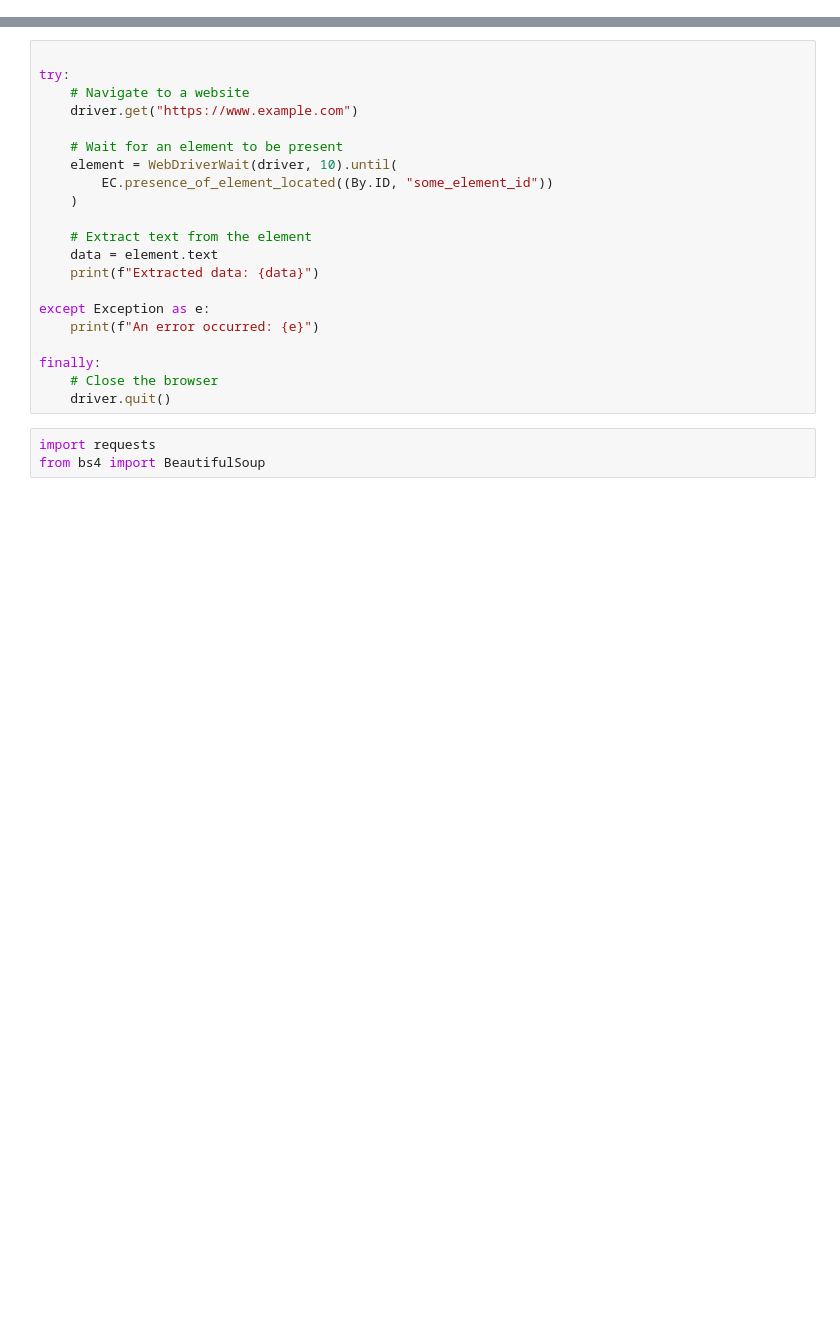
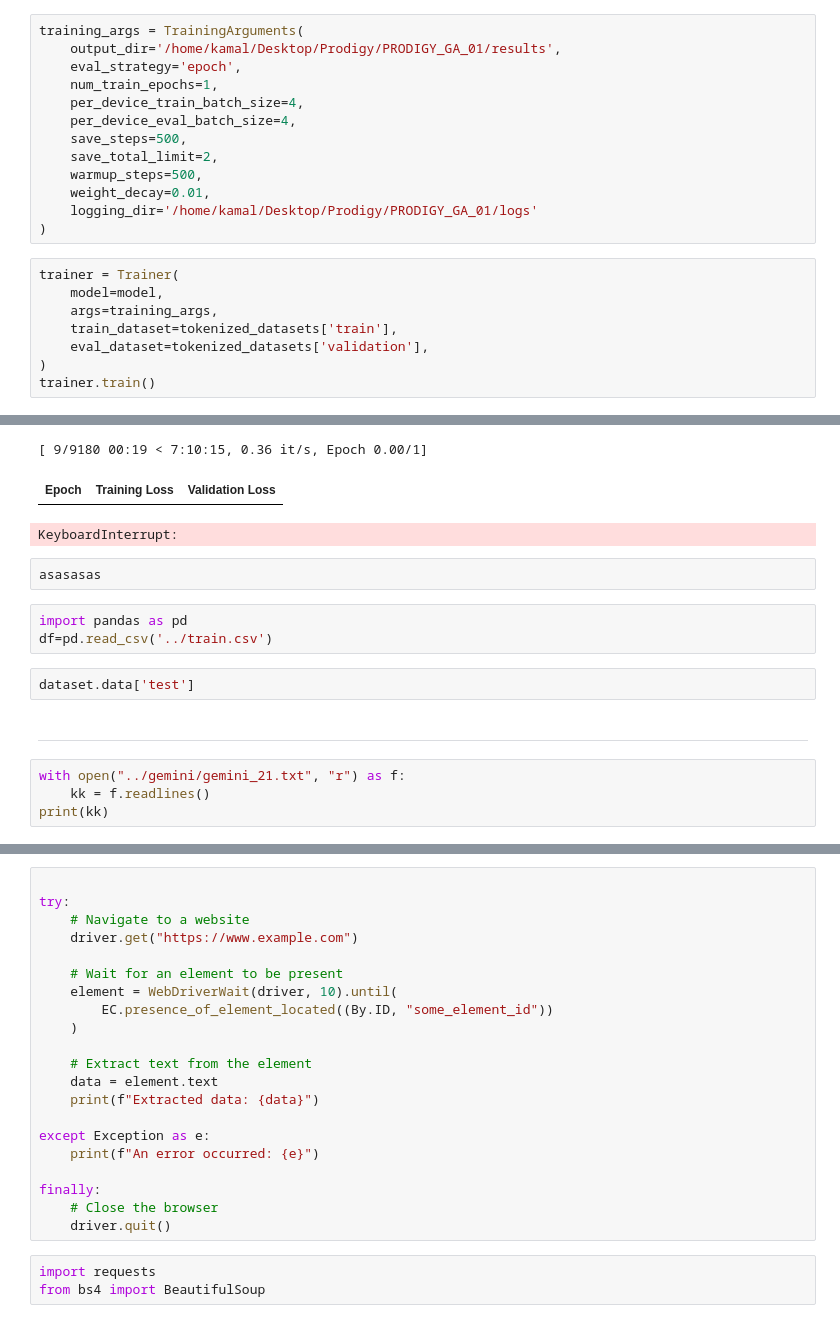
Before and after one commit to KamalMahanna/PRODIGY_GA_01, a Jupyter notebook: Research/test.ipynb, the cells around one changed output, grey strips where cells are left out. Saved outputs shown, nothing was run; the diff lists cells and outputs as text; blank space fills up the shorter version.

```diff
--- a/Research/test.ipynb
+++ b/Research/test.ipynb
@@ -0,0 +29,22 @@
+# %%
+training_args = TrainingArguments(
+    output_dir='/home/kamal/Desktop/Prodigy/PRODIGY_GA_01/results',
+    eval_strategy='epoch',
+    num_train_epochs=1,
+    per_device_train_batch_size=4,
+    per_device_eval_batch_size=4,
+    save_steps=500,
+    save_total_limit=2,
+    warmup_steps=500,
+    weight_decay=0.01,
+    logging_dir='/home/kamal/Desktop/Prodigy/PRODIGY_GA_01/logs'
+)
+# %%
+trainer = Trainer(
+    model=model,
+    args=training_args,
+    train_dataset=tokenized_datasets['train'],
+    eval_dataset=tokenized_datasets['validation'],
+)
+trainer.train()
+# %% [output]
@@ -0,0 +52,16 @@
+[ 9/9180 00:19 < 7:10:15, 0.36 it/s, Epoch 0.00/1]
+| Epoch | Training Loss | Validation Loss |
+KeyboardInterrupt:
+# %%
+asasasas
+# %%
+import pandas as pd
+df=pd.read_csv('../train.csv')
+# %%
+dataset.data['test']
+# %% [markdown]
+------
+# %%
+with open("../gemini/gemini_21.txt", "r") as f:
+    kk = f.readlines()
+print(kk)
```
Also changed, not shown: parts of 46 cells of this notebook, 4 other files.
